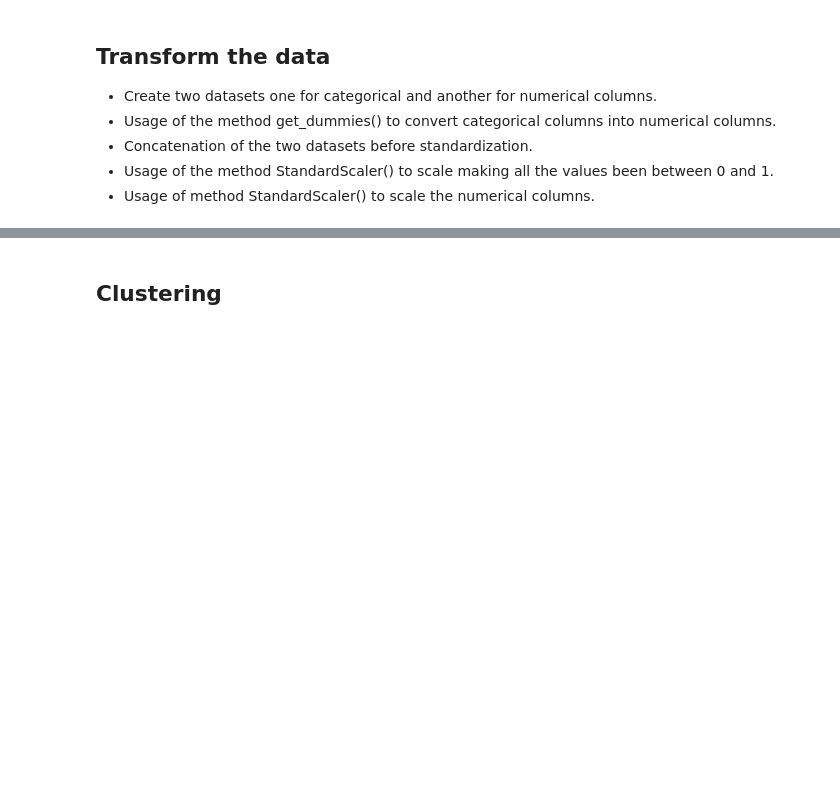
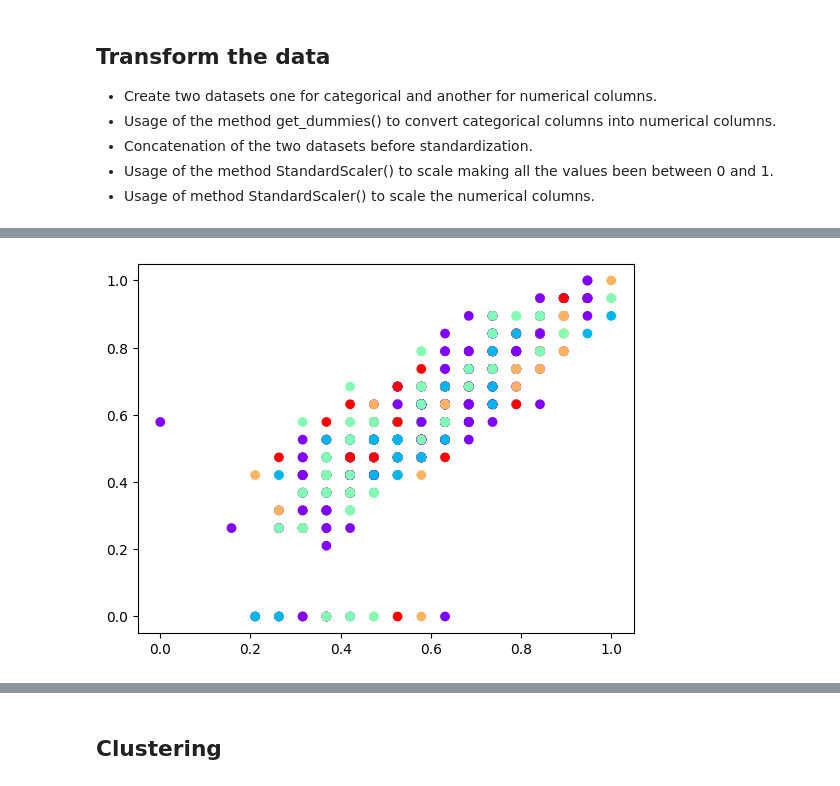
Before and after one commit to 75andybermond/Predict_Student_Performance, a Jupyter notebook: cluster.ipynb, the cells around one changed output, grey strips where cells are left out. Cells and saved outputs as stored; diff of their text form; code cells hidden in the pictures; blank space fills up the shorter version.

```diff
--- a/cluster.ipynb
+++ b/cluster.ipynb
@@ -67,0 +98,34 @@ cat_cols_index = [df_final.columns.get_loc(c) for c in categorical_cols.columns
+# %%
+final_model = KPrototypes( n_clusters=5, random_state=42).fit(df_final, categorical= cat_cols_index)
+final = final_model.predict(df_final, categorical= cat_cols_index)
+# %%
+# apply ACM to reduce the dimensionality of the data
+
+import prince
+from prince import mca
+
+# apply mca to the categorical columns and select the number of components
+
+
+mca = mca.MCA( n_components=2)
+mca = mca.fit(df_final[categorical_cols.columns])
+mca = mca.transform(df_final[categorical_cols.columns])
+
+
+from sklearn.decomposition import PCA
+pca = PCA(n_components=2)
+
+# apply pca to the continuous columns
+pca.fit(df_final[['age', 'absences']])
+pca = pca.transform(df_final[['age', 'absences']])
+
+# concatenate the results
+final = np.concatenate((mca, pca), axis=1)
+
+# plot all the columns in 2D
+
+plt.scatter(df_final['G1'], df_final['G2'], c=final_model.labels_, cmap='rainbow')
+
+plt.show()
+# %% [output]
+[figure, added]
```
Also changed, not shown: parts of 21 cells of this notebook, 3 other files.
